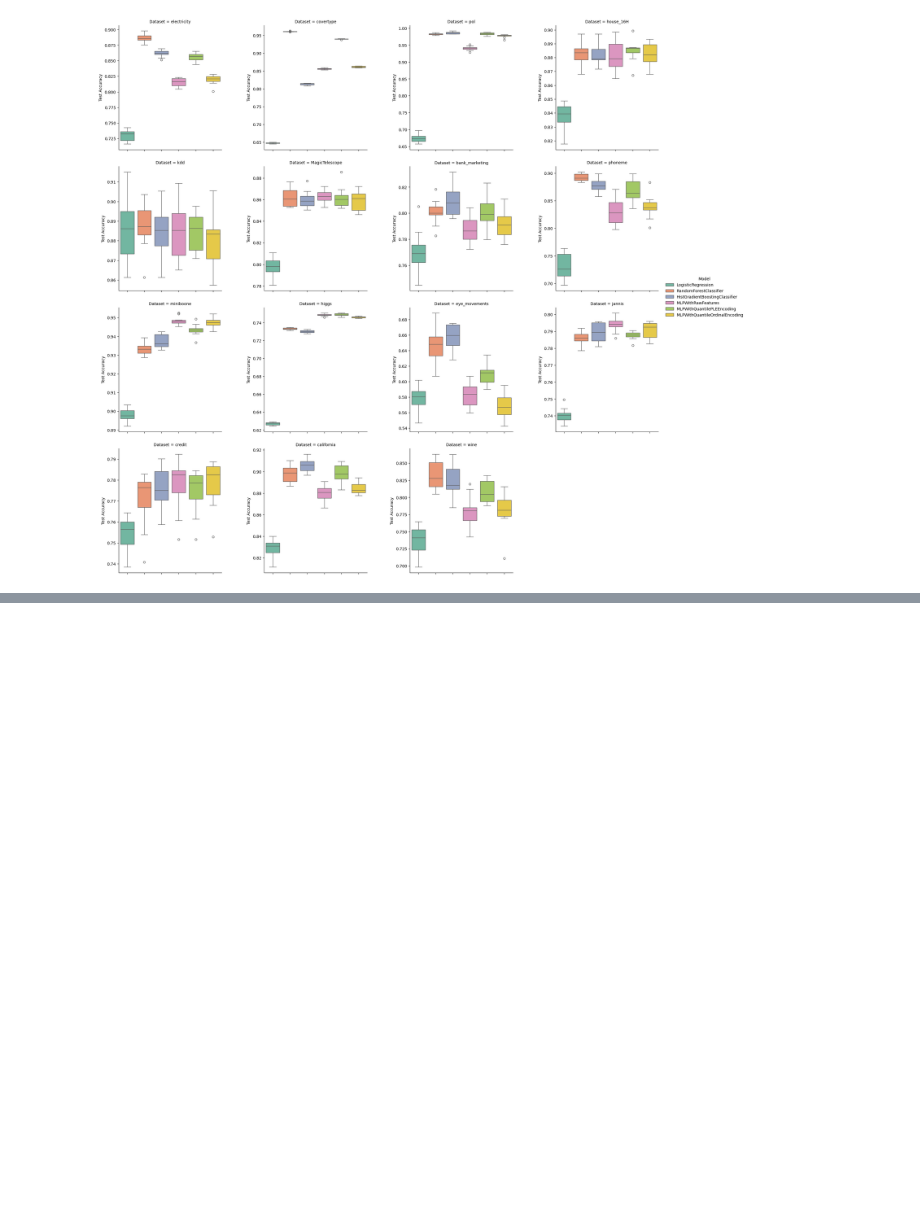
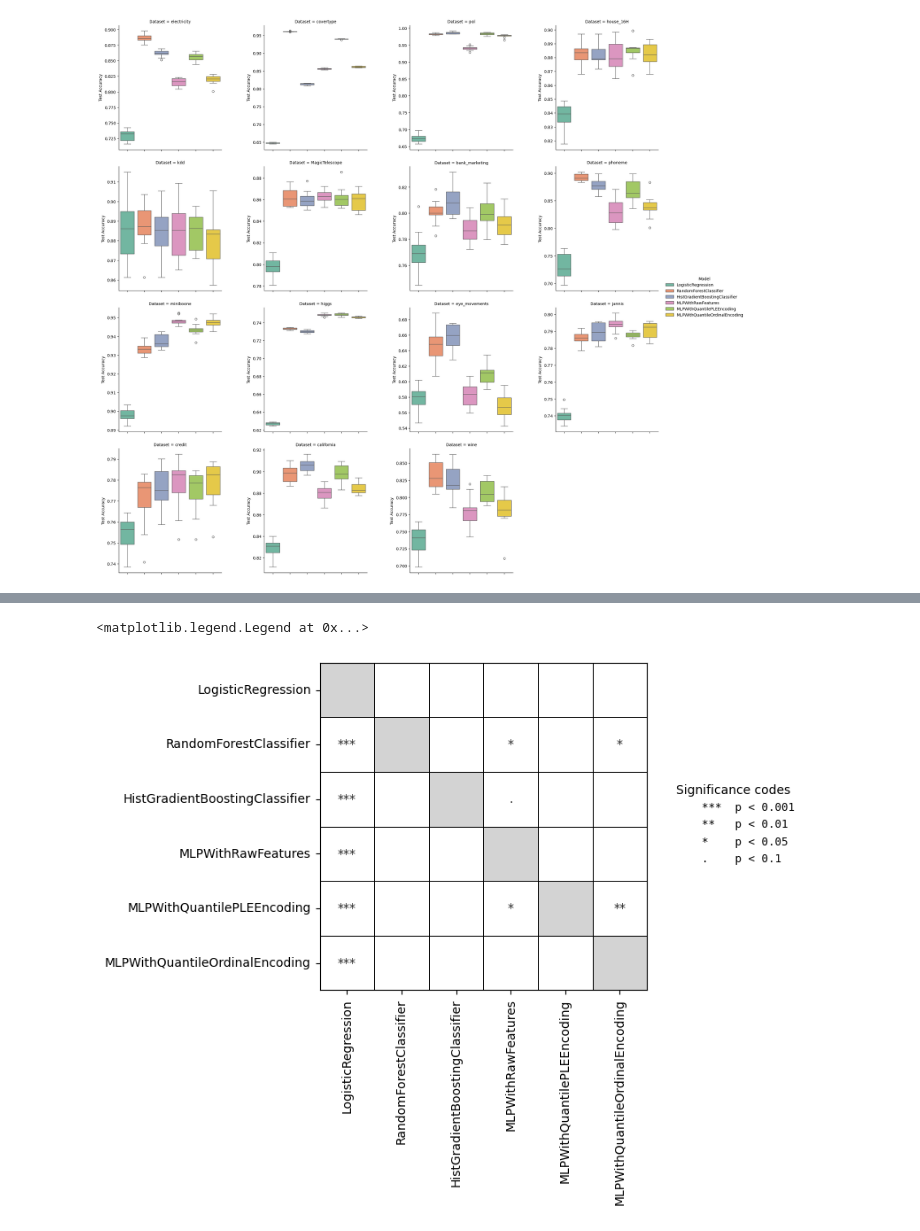
Before and after one commit to barhanc/tabular-discretization-and-nn, a Jupyter notebook: experiment.ipynb, the cells around one changed output, grey strips where cells are left out. Saved outputs shown, nothing was run; the diff lists cells and outputs as text; code cells hidden in the pictures; blank space fills up the shorter version.

```diff
--- a/experiment.ipynb
+++ b/experiment.ipynb
@@ -331,0 +245,62 @@ pass
+# %%
+from scipy import stats
+from itertools import product
+from matplotlib.patches import Patch
+
+
+def significance_codes(p: float):
+    if p < 0.001:
+        return "***"
+    if p < 0.01:
+        return "**"
+    if p < 0.05:
+        return "*"
+    if p < 0.1:
+        return "."
+    return ""
+
+
+df_acc = df.xs(key="test_acc_scores", axis=1, level=2)
+models = df_acc.columns.get_level_values(1).unique()
+
+pvalue_matrix = pd.DataFrame(float("nan"), index=models, columns=models)
+for m1, m2 in product(models, repeat=2):
+    if m1 == m2:
+        continue
+    pvalue_matrix.loc[m1, m2] = stats.wilcoxon(
+        df_acc.mean().xs(key=m1, level=1),
+        df_acc.mean().xs(key=m2, level=1),
+        alternative="greater",
+    ).pvalue
+
+fig, ax = plt.subplots()
+sns.heatmap(
+    pvalue_matrix.isna(),
+    cmap=["white", "lightgrey"],
+    fmt="",
+    annot=pvalue_matrix.map(significance_codes),
+    linewidths=0.4,
+    linecolor="k",
+    cbar=False,
+    square=True,
+    ax=ax,
+)
+for _, spine in ax.spines.items():
+    spine.set_visible(True)
+fig.legend(
+    handles=[
+        Patch(facecolor="w", edgecolor="w", label="***  p < 0.001"),
+        Patch(facecolor="w", edgecolor="w", label="**   p < 0.01"),
+        Patch(facecolor="w", edgecolor="w", label="*    p < 0.05"),
+        Patch(facecolor="w", edgecolor="w", label=".    p < 0.1"),
+    ],
+    title="Significance codes",
+    loc="center right",
+    bbox_to_anchor=(1.08, 0.5),
+    frameon=False,
+    prop={"family": "monospace", "size": 9},
+)
+pass
+# %% [output]
+<matplotlib.legend.Legend at 0x...>
+[figure, added]
```
Also changed, not shown: parts of 1 cell of this notebook.
